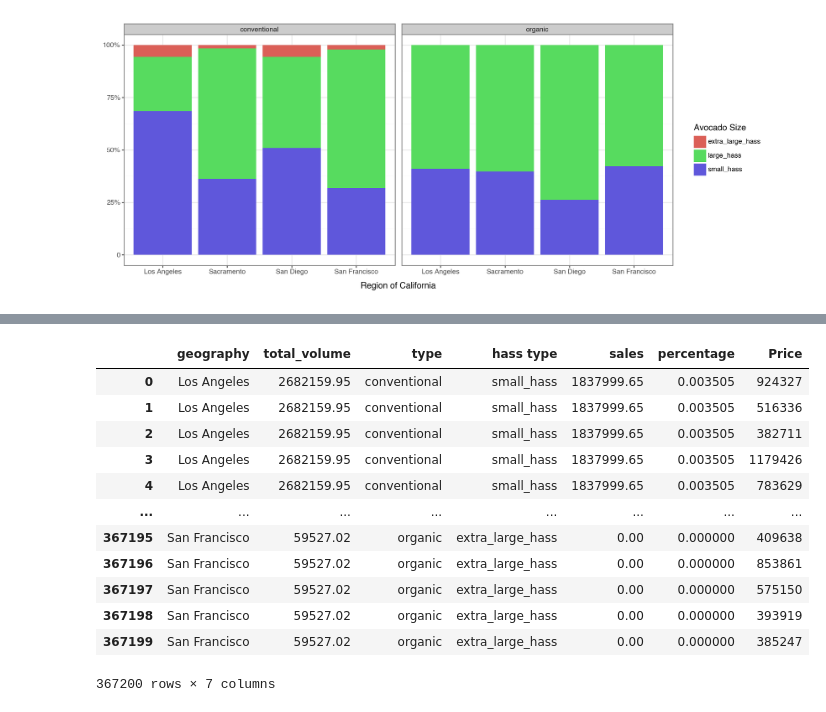
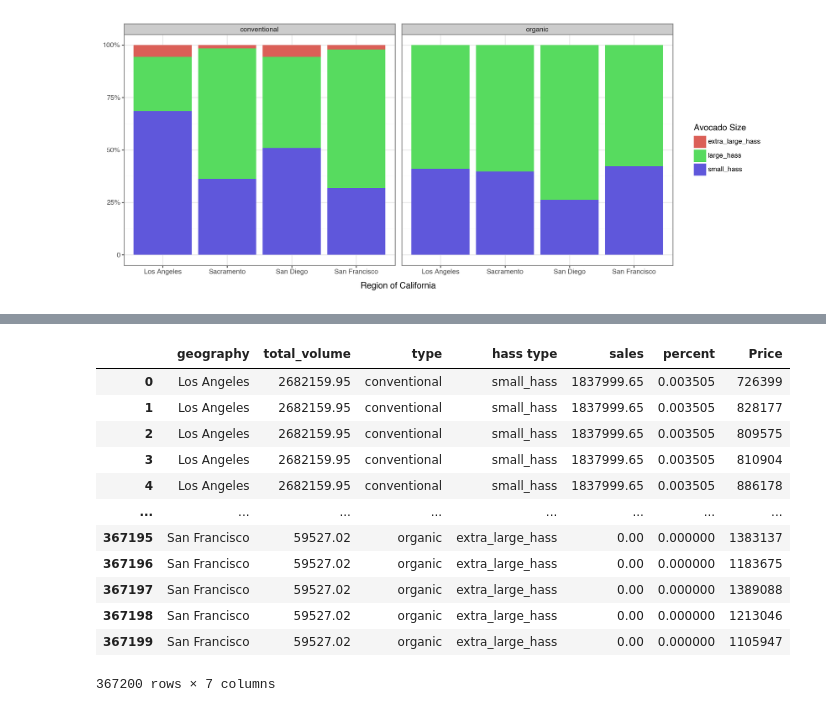
Before and after one commit to EthanSchultz49/GSB-544, a Jupyter notebook: Week_2/Lab2.ipynb, the cells around one changed output, grey strips where cells are left out. Cells and saved outputs as stored; diff of their text form; code cells hidden in the pictures.

```diff
--- a/Week_2/Lab2.ipynb
+++ b/Week_2/Lab2.ipynb
@@ -277,0 +223,28 @@ print(housing_prices.head())
+# %%
+import numpy as np
+import pandas as pd
+
+# Define cities and their corresponding house price ranges
+city_data = {
+    'San Diego': {'min_price': 400000, 'max_price': 600000},
+    'San Francisco': {'min_price': 1000000, 'max_price': 1400000},
+    'Los Angeles': {'min_price': 700000, 'max_price': 900000},
+    'Sacramento': {'min_price': 250000, 'max_price': 400000}
+}
+
+# Create an empty list to hold the data
+housing_data = []
+
+# Generate random house prices for each city
+for geography, price_range in city_data.items():
+    # Generate 50 random prices within the specified range for each city
+    prices = np.random.randint(price_range['min_price'], price_range['max_price'], size=50)
+    # Create records with city name and price
+    for price in prices:
+        housing_data.append({'geography': geography, 'Price': price})
+
+# Convert to DataFrame
+housing_prices = pd.DataFrame(housing_data)
+
+# Display the first few rows of the DataFrame
+print(housing_prices.head())
@@ -278,19 +264,19 @@ print(housing_prices.head())
 # %%
 cali_inner = long_cali.merge(housing_prices, on="geography", how="inner")
-cali_inner
+#cali_inner
 # %% [output]
-|  | geography | total_volume | type | hass type | sales | percentage | Price |
-| 0 | Los Angeles | 2682159.95 | conventional | small_hass | 1837999.65 | 0.003505 | 924327 |
-| 1 | Los Angeles | 2682159.95 | conventional | small_hass | 1837999.65 | 0.003505 | 516336 |
-| 2 | Los Angeles | 2682159.95 | conventional | small_hass | 1837999.65 | 0.003505 | 382711 |
-| 3 | Los Angeles | 2682159.95 | conventional | small_hass | 1837999.65 | 0.003505 | 1179426 |
-| 4 | Los Angeles | 2682159.95 | conventional | small_hass | 1837999.65 | 0.003505 | 783629 |
+|  | geography | total_volume | type | hass type | sales | percent | Price |
+| 0 | Los Angeles | 2682159.95 | conventional | small_hass | 1837999.65 | 0.003505 | 726399 |
+| 1 | Los Angeles | 2682159.95 | conventional | small_hass | 1837999.65 | 0.003505 | 828177 |
+| 2 | Los Angeles | 2682159.95 | conventional | small_hass | 1837999.65 | 0.003505 | 809575 |
+| 3 | Los Angeles | 2682159.95 | conventional | small_hass | 1837999.65 | 0.003505 | 810904 |
+| 4 | Los Angeles | 2682159.95 | conventional | small_hass | 1837999.65 | 0.003505 | 886178 |
 | ... | ... | ... | ... | ... | ... | ... | ... |
-| 367195 | San Francisco | 59527.02 | organic | extra_large_hass | 0.00 | 0.000000 | 409638 |
-| 367196 | San Francisco | 59527.02 | organic | extra_large_hass | 0.00 | 0.000000 | 853861 |
-| 367197 | San Francisco | 59527.02 | organic | extra_large_hass | 0.00 | 0.000000 | 575150 |
-| 367198 | San Francisco | 59527.02 | organic | extra_large_hass | 0.00 | 0.000000 | 393919 |
-| 367199 | San Francisco | 59527.02 | organic | extra_large_hass | 0.00 | 0.000000 | 385247 |
+| 367195 | San Francisco | 59527.02 | organic | extra_large_hass | 0.00 | 0.000000 | 1383137 |
+| 367196 | San Francisco | 59527.02 | organic | extra_large_hass | 0.00 | 0.000000 | 1183675 |
+| 367197 | San Francisco | 59527.02 | organic | extra_large_hass | 0.00 | 0.000000 | 1389088 |
+| 367198 | San Francisco | 59527.02 | organic | extra_large_hass | 0.00 | 0.000000 | 1213046 |
+| 367199 | San Francisco | 59527.02 | organic | extra_large_hass | 0.00 | 0.000000 | 1105947 |
 367200 rows × 7 columns
 # %%
 cali_inner.groupby(['geography']).mean('Price')
```
Also changed, not shown: parts of 10 cells of this notebook, 1 other file.
